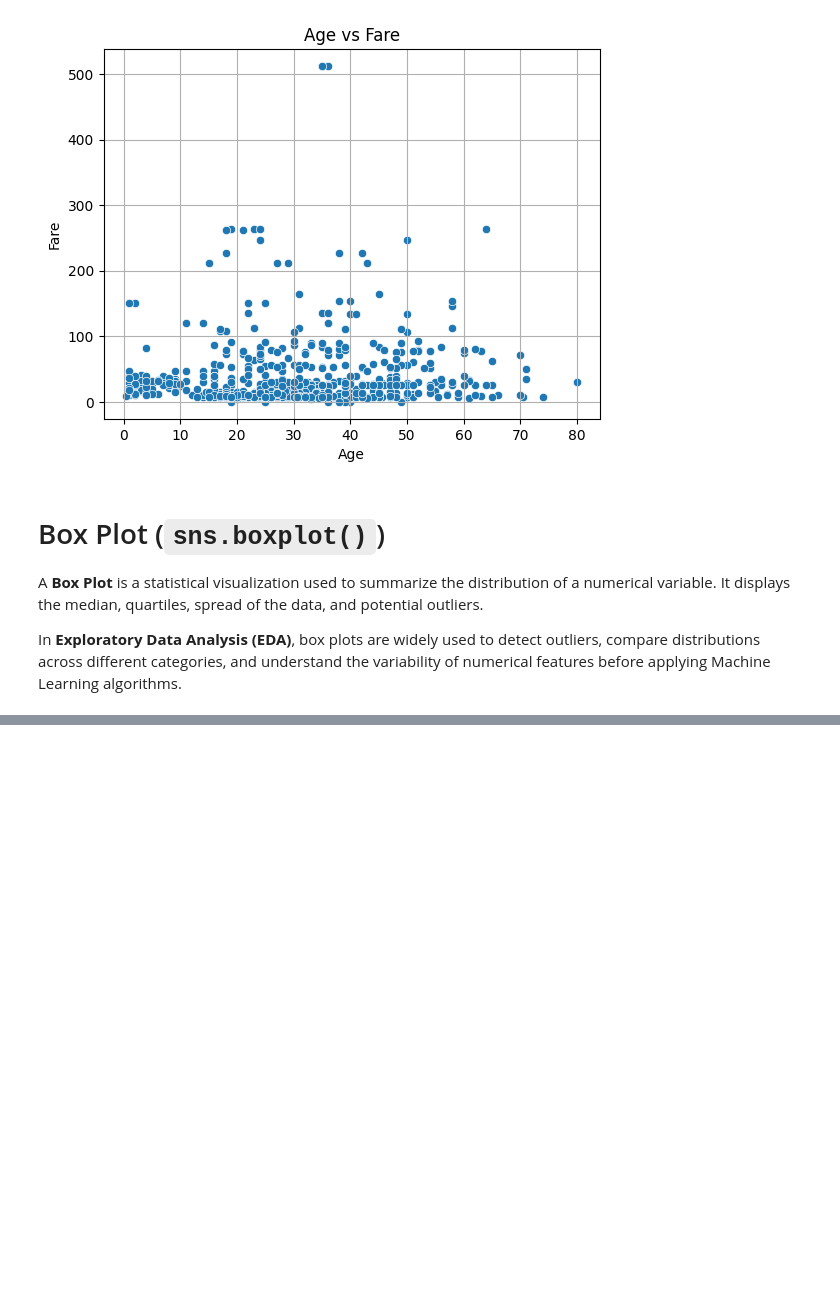
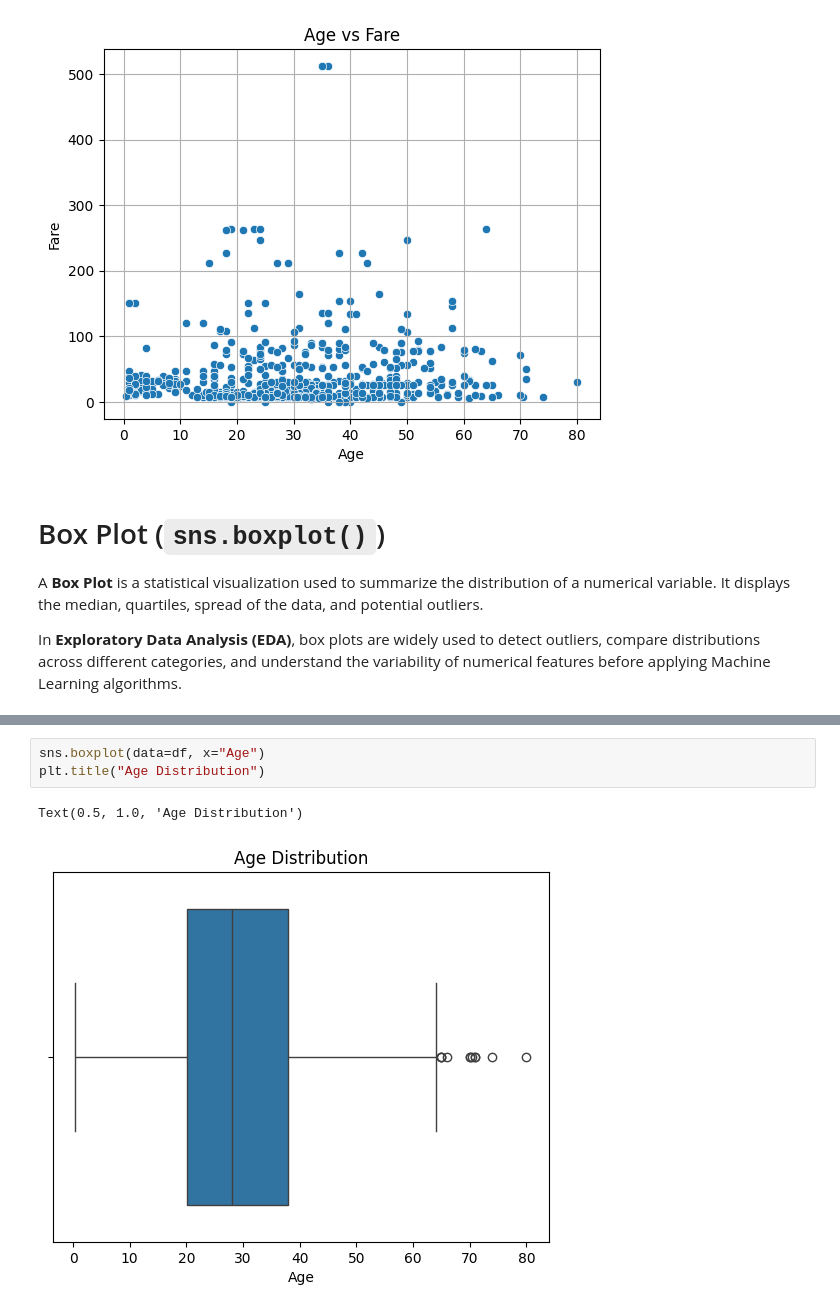
Before and after one commit to Zarif-451/ML-Learning, a Jupyter notebook: 04-Seaborn/seaborn-fundamentals.ipynb, the cells around one changed output, grey strips where cells are left out. Drawn from its saved outputs; the diff is of its cells as text; blank space fills up the shorter version.

```diff
--- a/04-Seaborn/seaborn-fundamentals.ipynb
+++ b/04-Seaborn/seaborn-fundamentals.ipynb
@@ -148,0 +170,6 @@ In **Exploratory Data Analysis (EDA)**, box plots are widely used to detect outl
+# %%
+sns.boxplot(data=df, x="Age")
+plt.title("Age Distribution")
+# %% [output]
+Text(0.5, 1.0, 'Age Distribution')
+[figure, added]
```
Also changed, not shown: parts of 16 cells of this notebook.
